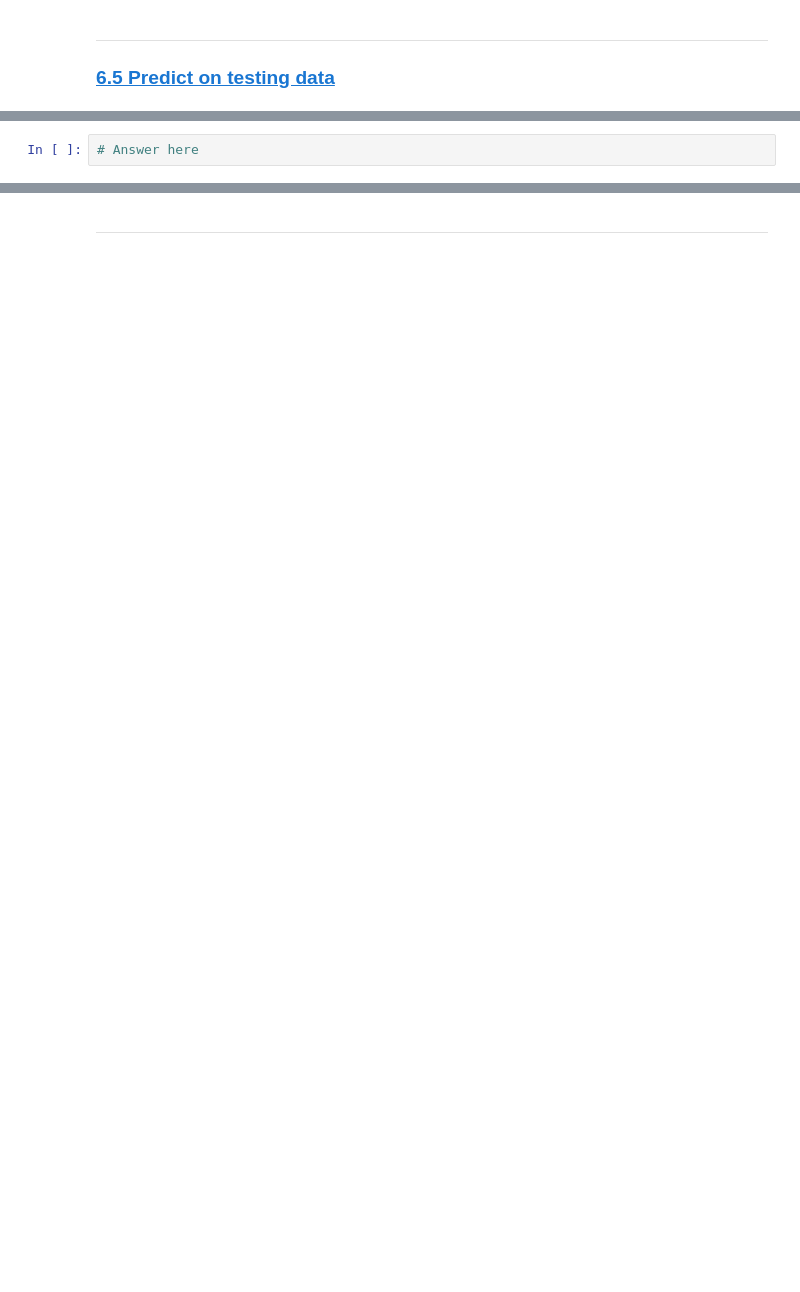
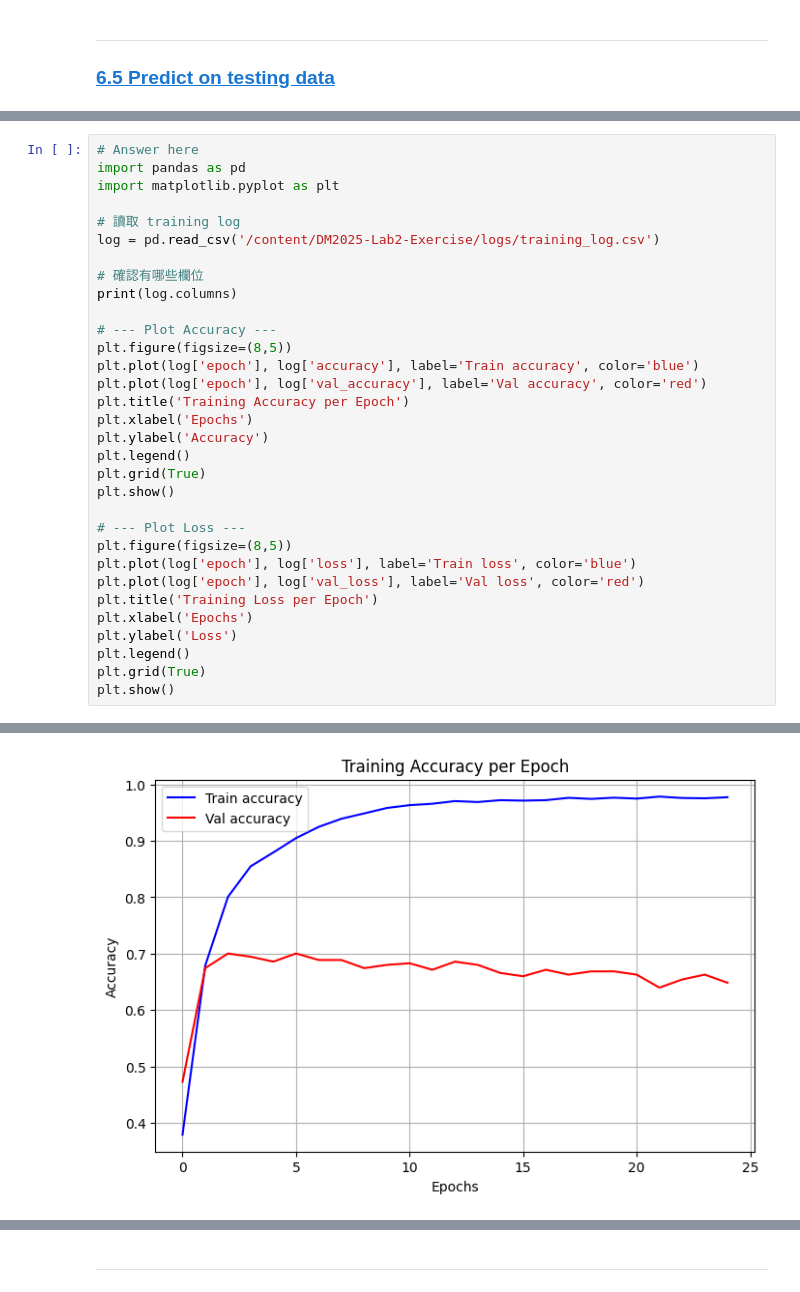
Before and after one commit to THH1118/DM2025-Lab2-Exercise, a Jupyter notebook: DM2025-Lab2-Master-Phase_1.ipynb, the cells around one changed output, grey strips where cells are left out. Drawn from its saved outputs; the diff is of its cells as text; blank space fills up the shorter version.

```diff
--- a/DM2025-Lab2-Master-Phase_1.ipynb
+++ b/DM2025-Lab2-Master-Phase_1.ipynb
@@ -923,5 +922,36 @@ training_log
 Plot the Training and Validation Accuracy and Loss (different plots), just like the images below.(Note: the pictures below are an example from a different model). How to interpret the graphs you got? How are they related to the concept of overfitting/underfitting covered in class?
 
 ![pic3.png](https://github.com/THH1118/DM2025-Lab2-Exercise/blob/main/pics/pic3.png?raw=1)  ![pic4.png](https://github.com/THH1118/DM2025-Lab2-Exercise/blob/main/pics/pic4.png?raw=1)
-# %%
-# Answer here
+# %%
+# Answer here
+import pandas as pd
+import matplotlib.pyplot as plt
+
+# 讀取 training log
+log = pd.read_csv('/content/DM2025-Lab2-Exercise/logs/training_log.csv')
+
+# 確認有哪些欄位
+print(log.columns)
+
+# --- Plot Accuracy ---
+plt.figure(figsize=(8,5))
+plt.plot(log['epoch'], log['accuracy'], label='Train accuracy', color='blue')
+plt.plot(log['epoch'], log['val_accuracy'], label='Val accuracy', color='red')
+plt.title('Training Accuracy per Epoch')
+plt.xlabel('Epochs')
+plt.ylabel('Accuracy')
+plt.legend()
+plt.grid(True)
+plt.show()
+
+# --- Plot Loss ---
+plt.figure(figsize=(8,5))
+plt.plot(log['epoch'], log['loss'], label='Train loss', color='blue')
+plt.plot(log['epoch'], log['val_loss'], label='Val loss', color='red')
+plt.title('Training Loss per Epoch')
+plt.xlabel('Epochs')
+plt.ylabel('Loss')
+plt.legend()
+plt.grid(True)
+plt.show()
+# %% [output]
@@ -927,0 +959 @@ Plot the Training and Validation Accuracy and Loss (different plots), just like
+[figure, added]
```
Also changed, not shown: parts of 44 cells of this notebook.
